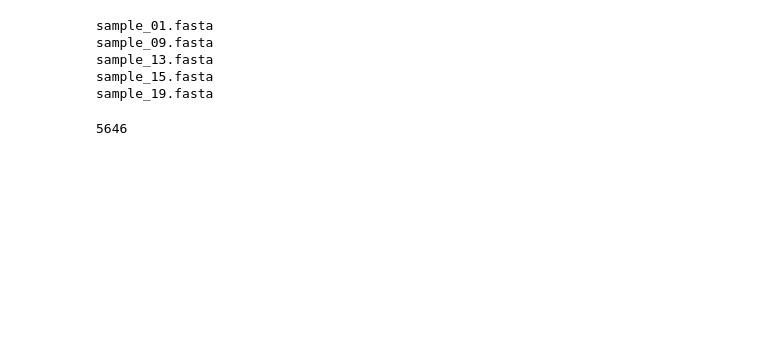
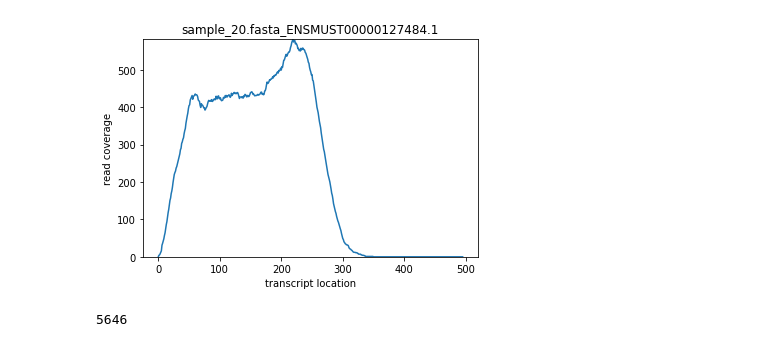
Before and after one commit to Helena-L/simulator_project, a Jupyter notebook: simulator_alignment.ipynb, the cells around one changed output. Saved outputs shown, nothing was run; the diff lists cells and outputs as text; code cells hidden in the pictures; blank space fills up the shorter version.

```diff
--- a/simulator_alignment.ipynb
+++ b/simulator_alignment.ipynb
@@ -8,7 +8,7 @@ import matplotlib.pyplot as plt
 gene_names = []
 transcripts = []
 name_to_transcript = {}
-with open("Mus_musculus.GRCm38.cdna.all.fa") as f_transcript:
+with open("../../Mus_musculus.GRCm38.cdna.all.fa") as f_transcript:
     cur_transcript = ""
     for line in f_transcript:
         if(line[0] == ">"):
@@ -109,8 +109,12 @@ def get_info(line):
             break
         i = i + 1
     loc = line_arr[i]
+    # print (loc)
 
     loc_arr = loc.split('mate')[1][2:-1].split('-')
+    # print (loc_arr)
+    if(len(loc_arr) == 1):
+        return
     init_loc = loc_arr[0]
     end_loc = loc_arr[1]
     return (transcript_name, int(init_loc), int(end_loc))
@@ -126,12 +130,16 @@ def alignment_and_distribution(filename, name_to_transcript, f_scores):
         for line in f_simulated_reads:
             if(line[0] == '>'):
                 #add the last transcript to the scores and the distribution plot
-                (transcript_name, init_loc, end_loc) = get_info(line)
+                if(get_info(line) != None):
+                    (transcript_name, init_loc, end_loc) = get_info(line)
+                else:
+                    continue
                 if(cur_transcript_name != transcript_name):
                     f_scores.write(transcript_name)
                     transcript = name_to_transcript[transcript_name]
                     if(len(transcript_dist) > 0 and num_reads > 100 and max(transcript_dist) > 17):
-                        print_transcript_dist(transcript_dist, cur_transcript_name)
+                        filename_arr = filename.split('/')
+                        print_transcript_dist(transcript_dist, filename_arr[-1] + '_' + cur_transcript_name)
                     num_reads = 0
                     transcript_dist = []
                     cur_transcript_name = transcript_name
@@ -163,17 +171,13 @@ def alignment_and_distribution(filename, name_to_transcript, f_scores):
         print_transcript_dist(transcript_dist, filename_arr[-1] + '_' + transcript_name)
 # %%
 import os
-pathname = 'simulated_11gene_20cell_no_rc'
+pathname = 'simulated_dropseq_bias'
 files = os.listdir(pathname)
 f_scores = open("simulated_scores", "w+")
 for file in files:
     alignment_and_distribution(pathname + "/" + file, name_to_transcript, f_scores)
 # %% [output]
-sample_01.fasta
-sample_09.fasta
-sample_13.fasta
-sample_15.fasta
-sample_19.fasta
+[figure, added]
 # %%
 transcript = name_to_transcript["ENSMUST00000000109.10"]
 print(len(transcript))
```
Also changed, not shown: parts of 2 cells of this notebook, 1 other file.
